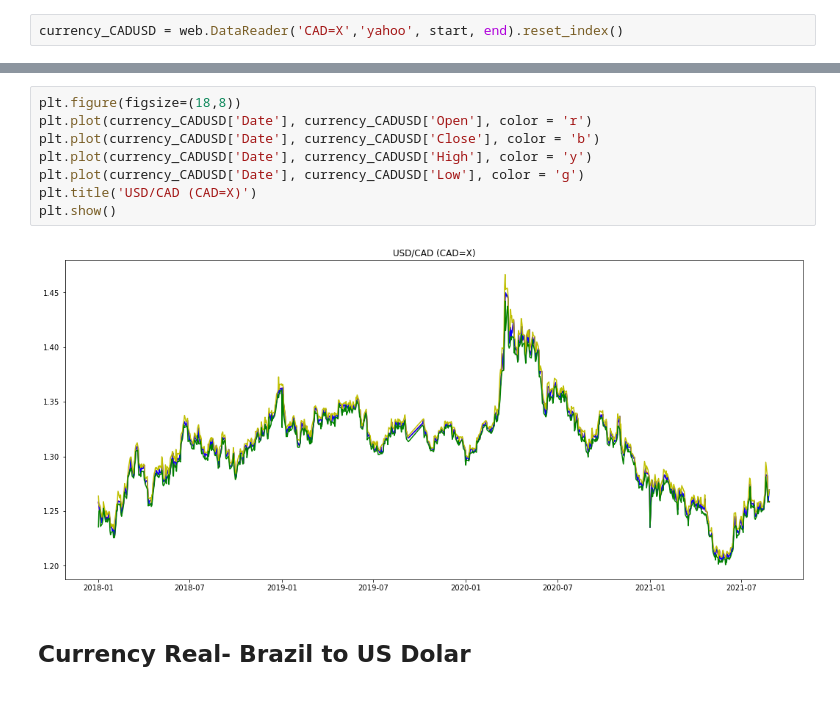
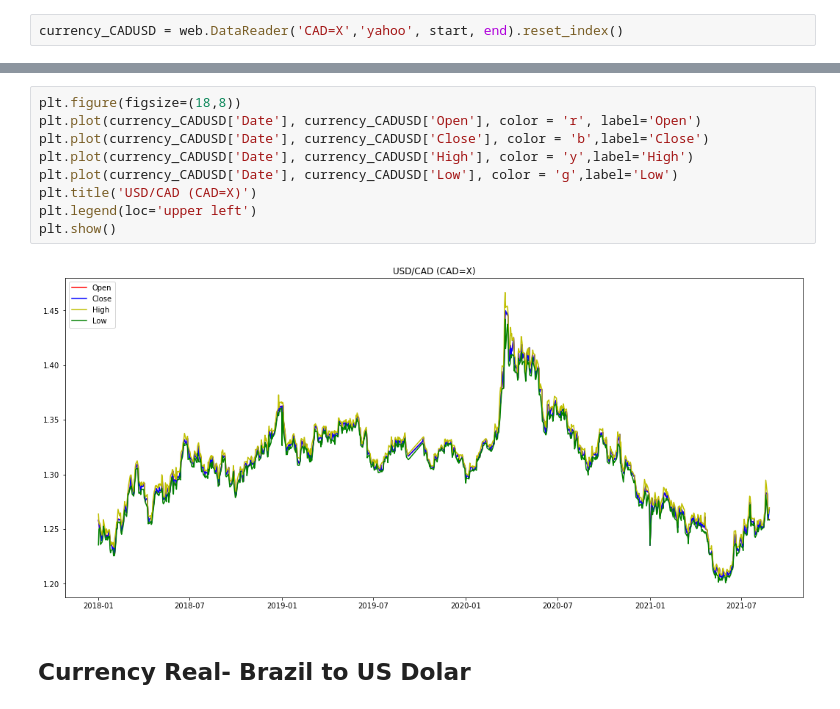
Before and after one commit to flaakira/Web_scraping, a Jupyter notebook: currency_stock/webscraping-currency-or-stock.ipynb, the cells around one changed output, grey strips where cells are left out. Drawn from its saved outputs; the diff is of its cells as text.

```diff
--- a/currency_stock/webscraping-currency-or-stock.ipynb
+++ b/currency_stock/webscraping-currency-or-stock.ipynb
@@ -93,13 +96,14 @@ currency_CADUSD.tail()
 # %%
 plt.figure(figsize=(18,8))
-plt.plot(currency_CADUSD['Date'], currency_CADUSD['Open'], color = 'r')
-plt.plot(currency_CADUSD['Date'], currency_CADUSD['Close'], color = 'b')
-plt.plot(currency_CADUSD['Date'], currency_CADUSD['High'], color = 'y')
-plt.plot(currency_CADUSD['Date'], currency_CADUSD['Low'], color = 'g')
+plt.plot(currency_CADUSD['Date'], currency_CADUSD['Open'], color = 'r', label='Open')
+plt.plot(currency_CADUSD['Date'], currency_CADUSD['Close'], color = 'b',label='Close')
+plt.plot(currency_CADUSD['Date'], currency_CADUSD['High'], color = 'y',label='High')
+plt.plot(currency_CADUSD['Date'], currency_CADUSD['Low'], color = 'g',label='Low')
 plt.title('USD/CAD (CAD=X)')
+plt.legend(loc='upper left')
 plt.show()
 # %% [output]
-[figure, old version]
+[figure, new version]
 # %% [markdown]
 ## Currency Real- Brazil to US Dolar
 # %%
```
Also changed, not shown: parts of 9 cells of this notebook.
